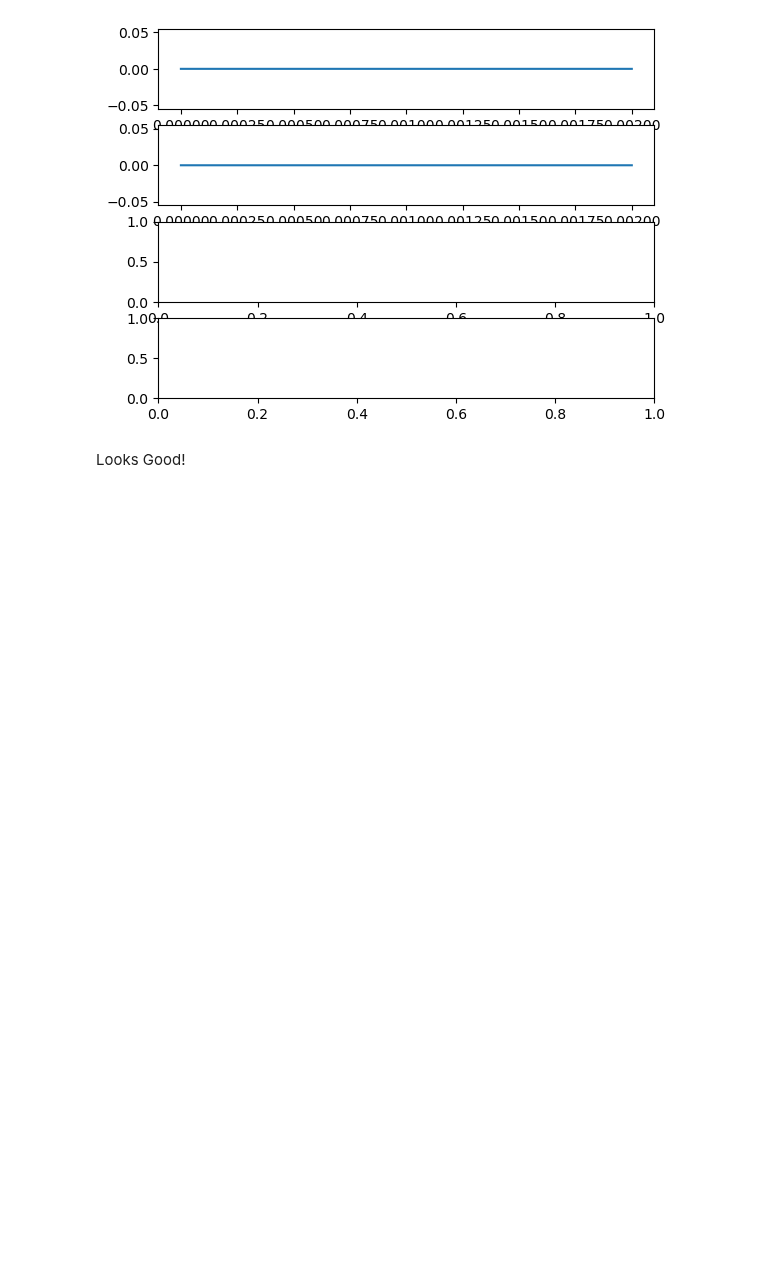
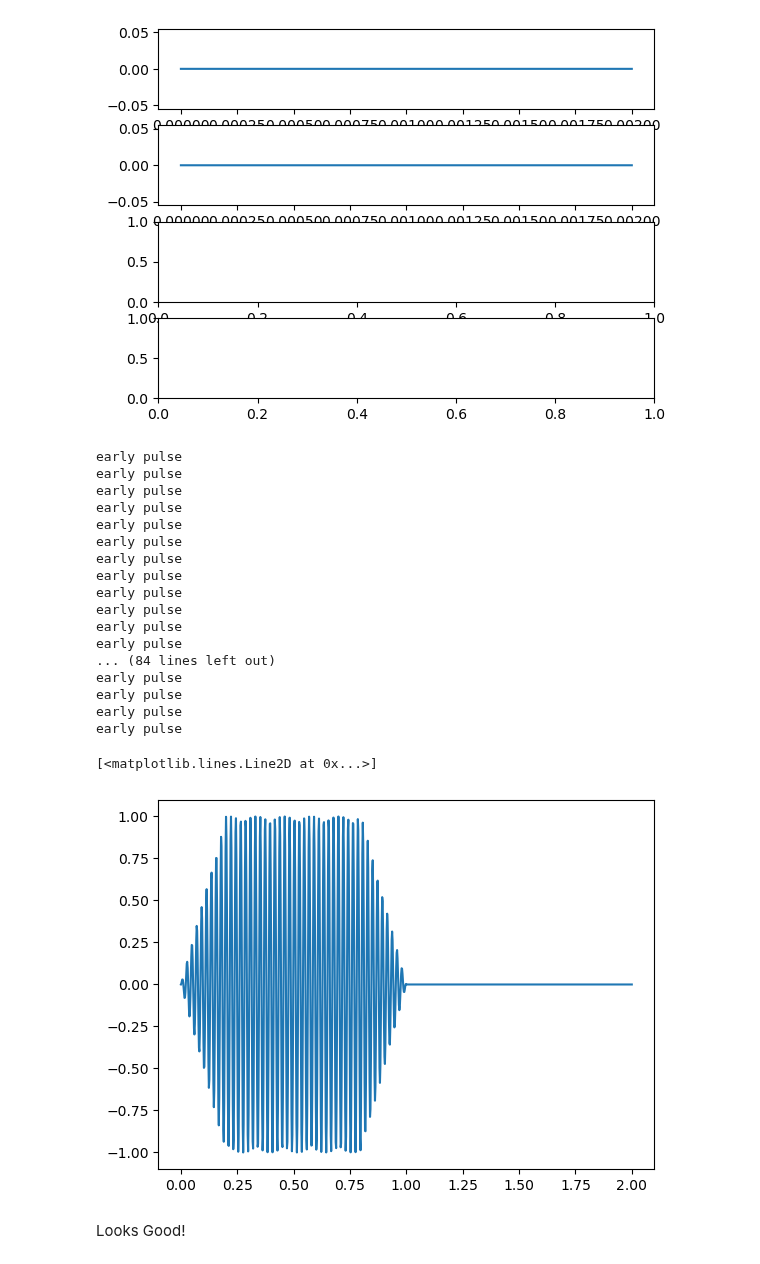
Before and after one commit to EmilLenler/PhD-Work, a Jupyter notebook: Two-Ion-Systems/Cooling2Ion.ipynb, the cells around one changed output. Cells and saved outputs as stored; diff of their text form; code cells hidden in the pictures; blank space fills up the shorter version.

Commit message:
Added the ability to shape the transfer pulse. Wanna try this out as it should automatically give a smoother transition from one pulse to the other

```diff
--- a/Two-Ion-Systems/Cooling2Ion.ipynb
+++ b/Two-Ion-Systems/Cooling2Ion.ipynb
@@ -1397,6 +1397,46 @@ ax[1].plot(times,TYOut)
 # %% [output]
 [<matplotlib.lines.Line2D at 0x...>]
 [figure]
+# %%
+def shapedVTickle(t_end,V,t,omega1,omega2):
+    if t < 0.2*t_end:
+        print('early pulse')
+        return t/(0.2*t_end)*V*np.sin((omega1-omega2)*t)
+    elif (t > 0.2*t_end) & (t < 0.8*t_end):
+        return V*np.sin((omega1-omega2)*t)
+    elif (t >0.8) & (t < t_end):
+        return V*np.sin((omega1-omega2)*t) * (t-t_end)/(-0.2*t_end)
+    else:
+        return 0
+
+test_end = 1
+testV = 1
+test_ts = np.linspace(0,2,1000)
+omega1 = 300
+omega2 = 10
+testPulse = [shapedVTickle(test_end,testV,t,omega1,omega2) for t in test_ts]
+fig,ax = plt.subplots()
+ax.plot(test_ts,testPulse)
+# %% [output]
+early pulse
+early pulse
+early pulse
+early pulse
+early pulse
+early pulse
+early pulse
+early pulse
+early pulse
+early pulse
+early pulse
+early pulse
+... (84 lines left out)
+early pulse
+early pulse
+early pulse
+early pulse
+[<matplotlib.lines.Line2D at 0x...>]
+[figure, added]
 # %% [markdown]
 Looks Good!
 # %%
```
Also changed, not shown: parts of 1 cell of this notebook.
